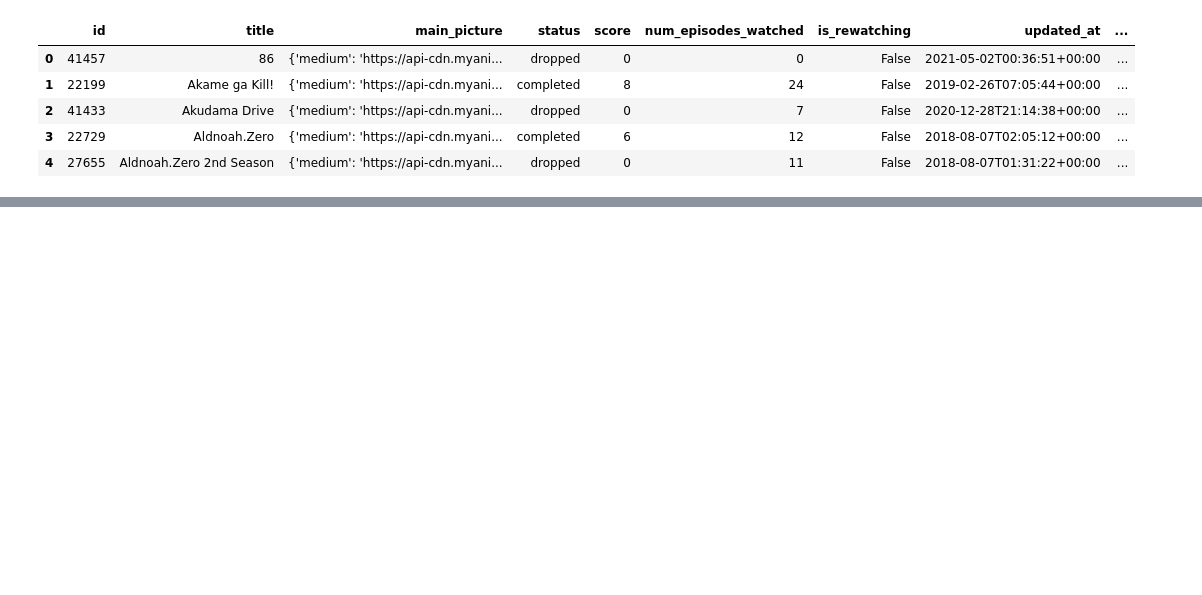
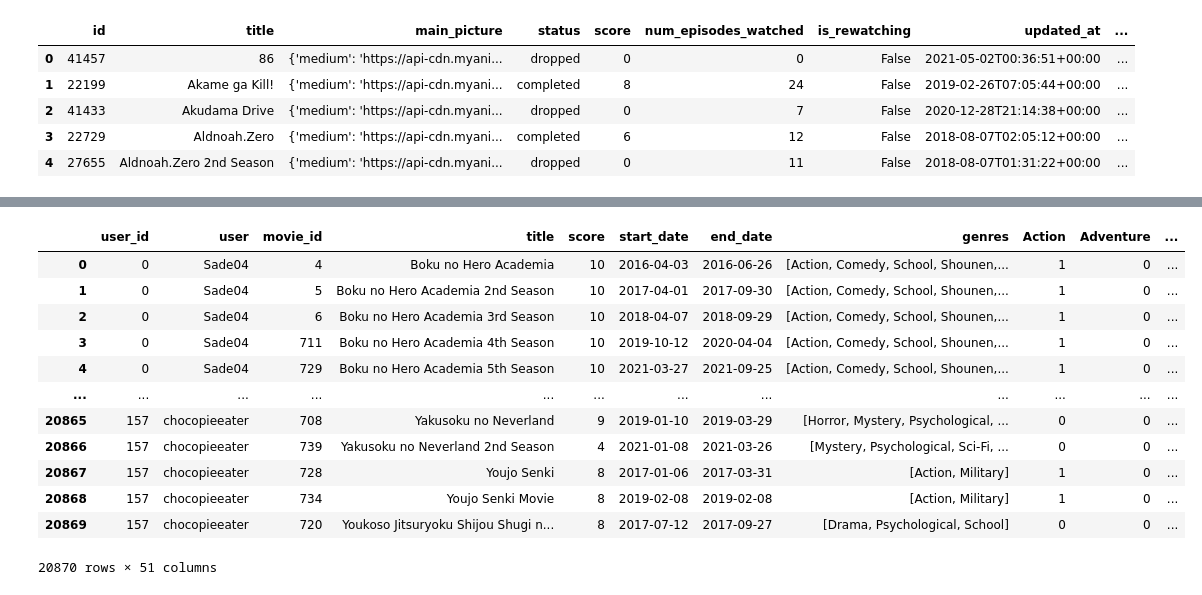
Before and after one commit to MALBuddy/MALBuddy, a Jupyter notebook: get_similar_user_ratings.ipynb, the cells around one changed output, grey strips where cells are left out. Saved outputs shown, nothing was run; the diff lists cells and outputs as text; code cells hidden in the pictures; blank space fills up the shorter version.

```diff
--- a/get_similar_user_ratings.ipynb
+++ b/get_similar_user_ratings.ipynb
@@ -67,0 +506,2 @@ Ratings saved to anime_ratings\youkoso_jitsuryoku_shijou_shugi_no_kyoushitsu_e_t
+# %%
+movies = movies.rename(columns={'id':'movie_id'})
@@ -67,0 +554,16 @@ Ratings saved to anime_ratings\youkoso_jitsuryoku_shijou_shugi_no_kyoushitsu_e_t
+# %%
+user_df[['user_id','user','movie_id','title','score'] + user_df.columns[5:].to_list()]
+# %% [output]
+|  | user_id | user | movie_id | title | score | start_date | end_date | genres | Action | Adventure | ... |
+| 0 | 0 | Sade04 | 4 | Boku no Hero Academia | 10 | 2016-04-03 | 2016-06-26 | [Action, Comedy, School, Shounen,... | 1 | 0 | ... |
+| 1 | 0 | Sade04 | 5 | Boku no Hero Academia 2nd Season | 10 | 2017-04-01 | 2017-09-30 | [Action, Comedy, School, Shounen,... | 1 | 0 | ... |
+| 2 | 0 | Sade04 | 6 | Boku no Hero Academia 3rd Season | 10 | 2018-04-07 | 2018-09-29 | [Action, Comedy, School, Shounen,... | 1 | 0 | ... |
+| 3 | 0 | Sade04 | 711 | Boku no Hero Academia 4th Season | 10 | 2019-10-12 | 2020-04-04 | [Action, Comedy, School, Shounen,... | 1 | 0 | ... |
+| 4 | 0 | Sade04 | 729 | Boku no Hero Academia 5th Season | 10 | 2021-03-27 | 2021-09-25 | [Action, Comedy, School, Shounen,... | 1 | 0 | ... |
+| ... | ... | ... | ... | ... | ... | ... | ... | ... | ... | ... | ... |
+| 20865 | 157 | chocopieeater | 708 | Yakusoku no Neverland | 9 | 2019-01-10 | 2019-03-29 | [Horror, Mystery, Psychological, ... | 0 | 0 | ... |
+| 20866 | 157 | chocopieeater | 739 | Yakusoku no Neverland 2nd Season | 4 | 2021-01-08 | 2021-03-26 | [Mystery, Psychological, Sci-Fi, ... | 0 | 0 | ... |
+| 20867 | 157 | chocopieeater | 728 | Youjo Senki | 8 | 2017-01-06 | 2017-03-31 | [Action, Military] | 1 | 0 | ... |
+| 20868 | 157 | chocopieeater | 734 | Youjo Senki Movie | 8 | 2019-02-08 | 2019-02-08 | [Action, Military] | 1 | 0 | ... |
+| 20869 | 157 | chocopieeater | 720 | Youkoso Jitsuryoku Shijou Shugi n... | 8 | 2017-07-12 | 2017-09-27 | [Drama, Psychological, School] | 0 | 0 | ... |
+20870 rows × 51 columns
```
Also changed, not shown: parts of 61 cells of this notebook, 2 other files.
